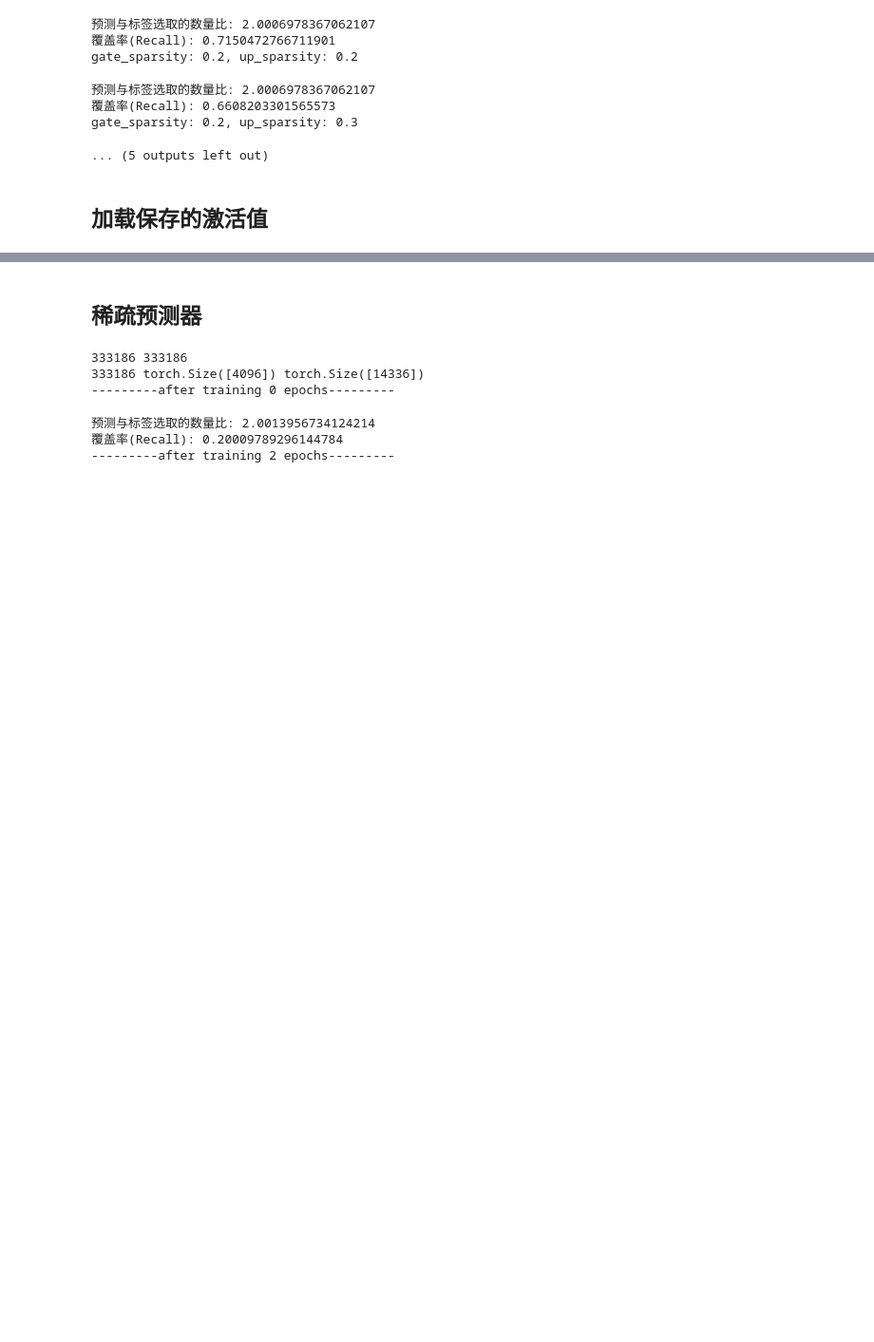
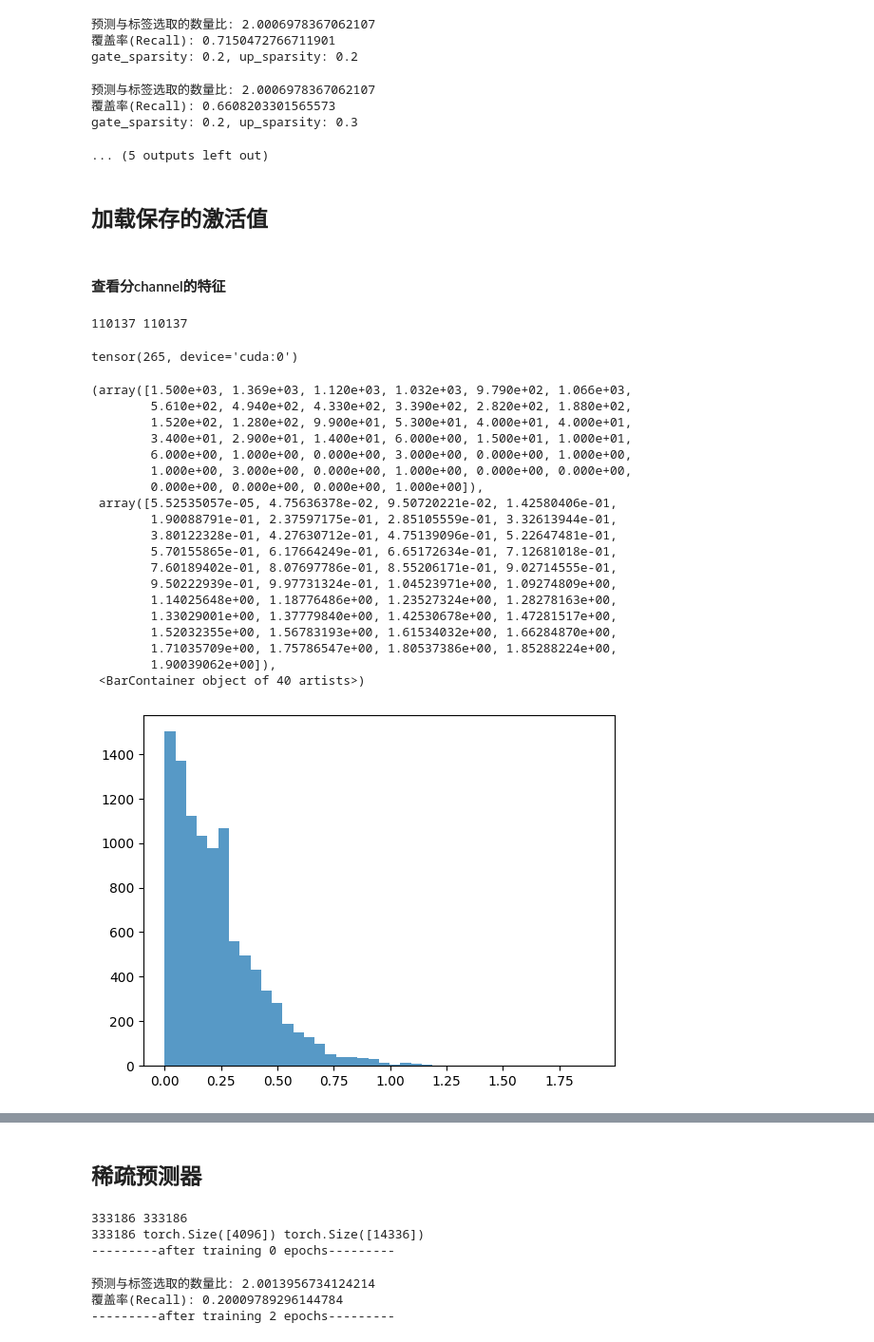
Before and after one commit to zju-stu-lizheng/On-the-Fly_MoE, a Jupyter notebook: predictor.ipynb, the cells around one changed output, grey strips where cells are left out. Shown: that part at 95% size. Drawn from its saved outputs; the diff is of its cells as text; code cells hidden in the pictures; blank space fills up the shorter version.

```diff
--- a/predictor.ipynb
+++ b/predictor.ipynb
@@ -638,3 +638,70 @@ class CustomDataset(Dataset):
             return self.data_x[idx],self.data_x1[idx],self.data_y[idx]
         else:
             return self.data_x[idx],self.data_y[idx]
+# %% [markdown]
+#### 查看分channel的特征
+# %%
+layerid = 16
+dataset = CustomDataset(layerid, startid=1, endid=2)
+# %% [output]
+110137 110137
+# %%
+import torch
+### 遍历所有的数据集
+counts = 10000
+updata_sum = torch.zeros_like(dataset[0][1])
+
+for i in range(counts):
+    updata_sum += torch.abs(dataset[i][1])
+    # break
+
+updata_sum /= counts
+
+sorted_updata_sum = sorted(updata_sum, reverse=True)
+# print(sorted_updata_sum)
+
+### 找出最大的500个下标
+topk = 500
+topk_indices = torch.topk(updata_sum, topk).indices
+# print(topk_indices)
+# %%
+topk_indices[200]
+# %% [output]
+tensor(265, device='cuda:0')
+# %%
+import math
+### 遍历所有的数据集
+index = 265
+counts = 10000
+updata_list = []
+
+for i in range(counts):
+    up_data = dataset[i][1]
+    updata_list.append(math.fabs(up_data[index]))
+    # break
+
+import matplotlib.pyplot as plt
+### 画一个频次图
+plt.hist(updata_list, bins=40, alpha=0.75, log=False)
+# plt.plot(updata_list)
+# %% [output]
+(array([1.500e+03, 1.369e+03, 1.120e+03, 1.032e+03, 9.790e+02, 1.066e+03,
+        5.610e+02, 4.940e+02, 4.330e+02, 3.390e+02, 2.820e+02, 1.880e+02,
+        1.520e+02, 1.280e+02, 9.900e+01, 5.300e+01, 4.000e+01, 4.000e+01,
+        3.400e+01, 2.900e+01, 1.400e+01, 6.000e+00, 1.500e+01, 1.000e+01,
+        6.000e+00, 1.000e+00, 0.000e+00, 3.000e+00, 0.000e+00, 1.000e+00,
+        1.000e+00, 3.000e+00, 0.000e+00, 1.000e+00, 0.000e+00, 0.000e+00,
+        0.000e+00, 0.000e+00, 0.000e+00, 1.000e+00]),
+ array([5.52535057e-05, 4.75636378e-02, 9.50720221e-02, 1.42580406e-01,
+        1.90088791e-01, 2.37597175e-01, 2.85105559e-01, 3.32613944e-01,
+        3.80122328e-01, 4.27630712e-01, 4.75139096e-01, 5.22647481e-01,
+        5.70155865e-01, 6.17664249e-01, 6.65172634e-01, 7.12681018e-01,
+        7.60189402e-01, 8.07697786e-01, 8.55206171e-01, 9.02714555e-01,
+        9.50222939e-01, 9.97731324e-01, 1.04523971e+00, 1.09274809e+00,
+        1.14025648e+00, 1.18776486e+00, 1.23527324e+00, 1.28278163e+00,
+        1.33029001e+00, 1.37779840e+00, 1.42530678e+00, 1.47281517e+00,
+        1.52032355e+00, 1.56783193e+00, 1.61534032e+00, 1.66284870e+00,
+        1.71035709e+00, 1.75786547e+00, 1.80537386e+00, 1.85288224e+00,
+        1.90039062e+00]),
+ <BarContainer object of 40 artists>)
+[figure, added]
```
Also changed, not shown: parts of 2 cells of this notebook, 2 other files.
